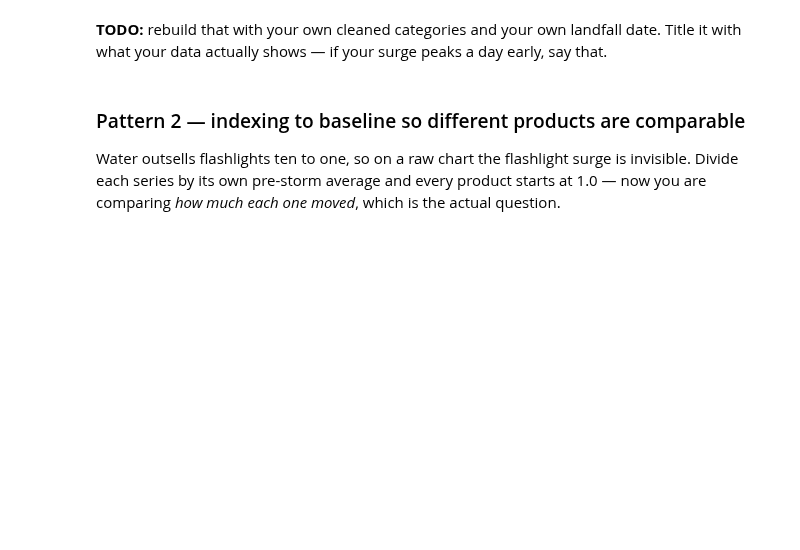
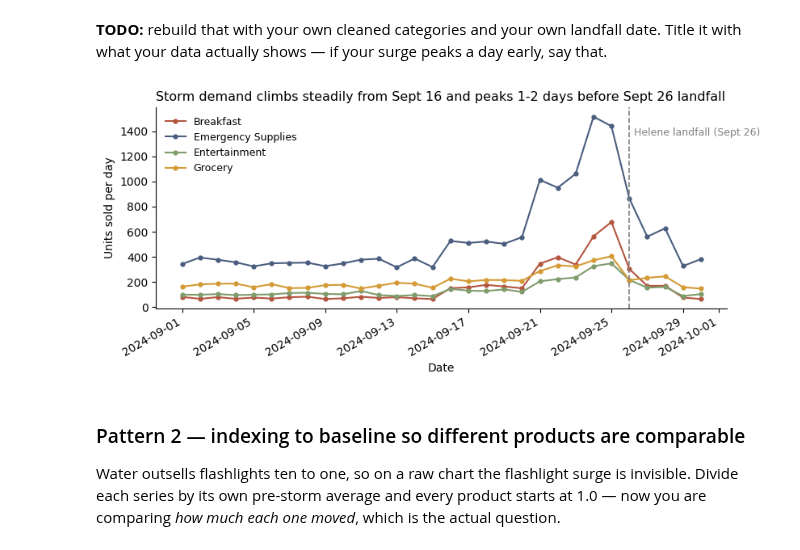
Before and after one commit to nishithy13/DS2002-Midterm, a Jupyter notebook: 06-midterm-walmart/2026-10-28 — Midterm Clinic Analysis and Charts — Studio.ipynb, the cells around one changed output. Cells and saved outputs as stored; diff of their text form; code cells hidden in the pictures; blank space fills up the shorter version.

```diff
--- a/06-midterm-walmart/2026-10-28 — Midterm Clinic Analysis and Charts — Studio.ipynb
+++ b/06-midterm-walmart/2026-10-28 — Midterm Clinic Analysis and Charts — Studio.ipynb
@@ -47,3 +49,99 @@ plt.show()
+# %%
+# TODO
+# TODO
+import os
+import pandas as pd
+import numpy as np
+import matplotlib.pyplot as plt
+
+# Locate data folder whether running in root, 06-midterm-walmart/, notebooks/, or Colab
+def find_data(filename, folders=('data', '../data', '06-midterm-walmart/data', '../06-midterm-walmart/data',
+                                '/content/DS2002-Midterm/data', '/content/DS2002-Midterm/06-midterm-walmart/data')):
+    for folder in folders:
+        path = os.path.join(folder, filename)
+        if os.path.exists(path):
+            return path
+    if os.path.exists('/content'):
+        os.system('git clone https://github.com/nishithy13/DS2002-Midterm.git /content/DS2002-Midterm 2>/dev/null')
+        for folder in ('/content/DS2002-Midterm/data', '/content/DS2002-Midterm/06-midterm-walmart/data'):
+            path = os.path.join(folder, filename)
+            if os.path.exists(path):
+                return path
+    raise FileNotFoundError(f'Could not find {filename}')
+
+# 1. Clean transactions using Monday clinic patterns
+tx_raw = pd.read_csv(find_data('walmart_transactions.csv'))
+cat_df = pd.read_csv(find_data('product_catalog.csv'))
+stores_df = pd.read_csv(find_data('store_locations.csv'))
+
+tx = tx_raw.drop_duplicates().copy()
+tx['unit_price'] = pd.to_numeric(tx['unit_price'].astype(str).str.replace('$', '', regex=False).str.replace(',', '', regex=False).str.strip(), errors='coerce')
+tx['quantity'] = pd.to_numeric(tx['quantity'], errors='coerce')
+tx = tx[(tx['unit_price'] > 0) & (tx['quantity'] > 0)].copy()
+
+tx['timestamp'] = pd.to_datetime(tx['timestamp'], errors='coerce', format='mixed')
+tx = tx[tx['timestamp'].notna()].copy()
+tx['date'] = tx['timestamp'].dt.normalize()
+
+tx['store_id'] = (tx['store_id'].astype(str).str.upper().str.strip()
+                  .str.replace(r'[^A-Z0-9]', '', regex=True)
+                  .apply(lambda s: f'{s[:2]}-{s[2:]}' if len(s) > 2 else s))
+
+# 2. Consolidate SKUs via normalized product_name mapping table
+sku_pool = pd.concat([cat_df[['sku', 'product_name']], tx[['sku', 'product_name']].dropna()], ignore_index=True).drop_duplicates('sku')
+sku_pool['norm_key'] = (sku_pool['product_name'].astype(str).str.lower()
+                        .str.replace(r'[^a-z0-9 ]', ' ', regex=True)
+                        .str.replace(r'\bpoptart\b', 'poptarts', regex=True)
+                        .str.replace(r'\bpack\b', 'pk', regex=True)
+                        .str.split().apply(lambda w: ' '.join(sorted(w))))
+
+canon_lookup = sku_pool.groupby('norm_key').agg(
+    canonical_sku=('sku', lambda s: sorted(s.astype(str))[0]),
+    canonical_name=('product_name', 'first')
+).reset_index()
+mapping_table = sku_pool[['sku', 'norm_key']].merge(canon_lookup, on='norm_key', how='left').drop_duplicates('sku')
+
+tx = tx.merge(mapping_table[['sku', 'canonical_sku', 'canonical_name']], on='sku', how='left', validate='many_to_one')
+tx['canonical_sku'] = tx['canonical_sku'].fillna(tx['sku'])
+tx['canonical_name'] = tx['canonical_name'].fillna(tx['product_name'])
+
+# Standardize category using catalog where possible
+if 'category' in cat_df.columns:
+    cat_map = cat_df.drop_duplicates('sku').set_index('sku')['category'].str.strip().str.title().to_dict()
+    tx['clean_category'] = tx['canonical_sku'].map(cat_map).fillna(tx['category'].astype(str).str.strip().str.title())
+else:
+    tx['clean_category'] = tx['category'].astype(str).str.strip().str.title()
+
+tx['clean_category'] = tx['clean_category'].replace({'Breakfast Foods': 'Breakfast', 'Emergency': 'Emergency Supplies'})
+
+# 3. Build daily category table across top 4 categories
+LANDFALL = pd.Timestamp('2024-09-26')
+top_cats = tx.groupby('clean_category')['quantity'].sum().nlargest(4).index.tolist()
+daily_cat = (tx[tx['clean_category'].isin(top_cats)]
+             .groupby(['date', 'clean_category'])['quantity'].sum()
+             .unstack(fill_value=0)
+             .sort_index())
+
+colors = ['#b4553f', '#4a5d7e', '#7f9c6c', '#d49a35']
+fig, ax = plt.subplots(figsize=(8.5, 3.8))
+for col, color in zip(daily_cat.columns, colors):
+    ax.plot(daily_cat.index, daily_cat[col], marker='o', ms=3.5, color=color, label=col)
+
+ax.axvline(LANDFALL, ls='--', color='gray', lw=1.2)
+ax.annotate('Helene landfall (Sept 26)', xy=(LANDFALL + pd.Timedelta(hours=6), daily_cat.max().max() * 0.9),
+            fontsize=9, color='gray')
+ax.set_title('Storm demand climbs steadily from Sept 16 and peaks 1-2 days before Sept 26 landfall',
+             loc='left', fontsize=11.5)
+ax.set_ylabel('Units sold per day')
+ax.set_xlabel('Date')
+ax.legend(frameon=False, fontsize=9, loc='upper left')
+for spine in ('top', 'right'):
+    ax.spines[spine].set_visible(False)
+fig.autofmt_xdate()
+plt.tight_layout()
+plt.show()
+# %% [output]
+[figure, added]
 # %% [markdown]
 ### Pattern 2 — indexing to baseline so different products are comparable
 
```
Also changed, not shown: parts of 13 cells of this notebook.
